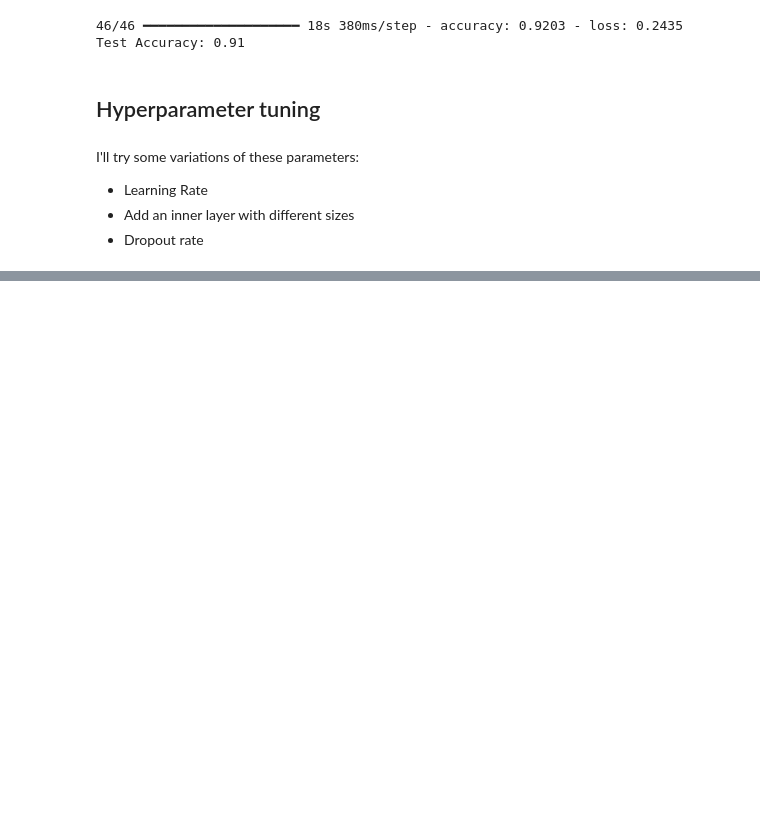
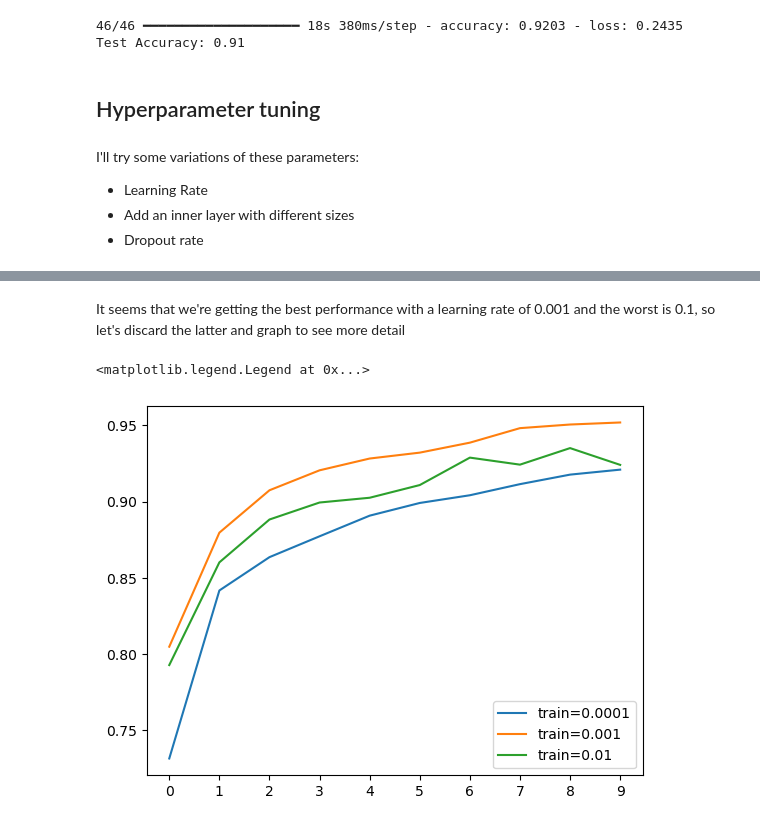
Before and after one commit to Maxkaizo/mlzoomcamp_cp1, a Jupyter notebook: notebook.ipynb, the cells around one changed output, grey strips where cells are left out. Drawn from its saved outputs; the diff is of its cells as text; code cells hidden in the pictures; blank space fills up the shorter version.

```diff
--- a/notebook.ipynb
+++ b/notebook.ipynb
@@ -613,0 +614,11 @@ Epoch 4/10
+# %% [markdown]
+It seems that we're getting the best performance with a learning rate of 0.001 and the worst is 0.1, so let's discard the latter and graph to see more detail
+# %%
+for lr, hist in scores.items():
+    plt.plot(hist['accuracy'], label=('train=%s' % lr))
+
+plt.xticks(np.arange(10))
+plt.legend()
+# %% [output]
+<matplotlib.legend.Legend at 0x...>
+[figure, added]
```
Also changed, not shown: parts of 3 cells of this notebook.
